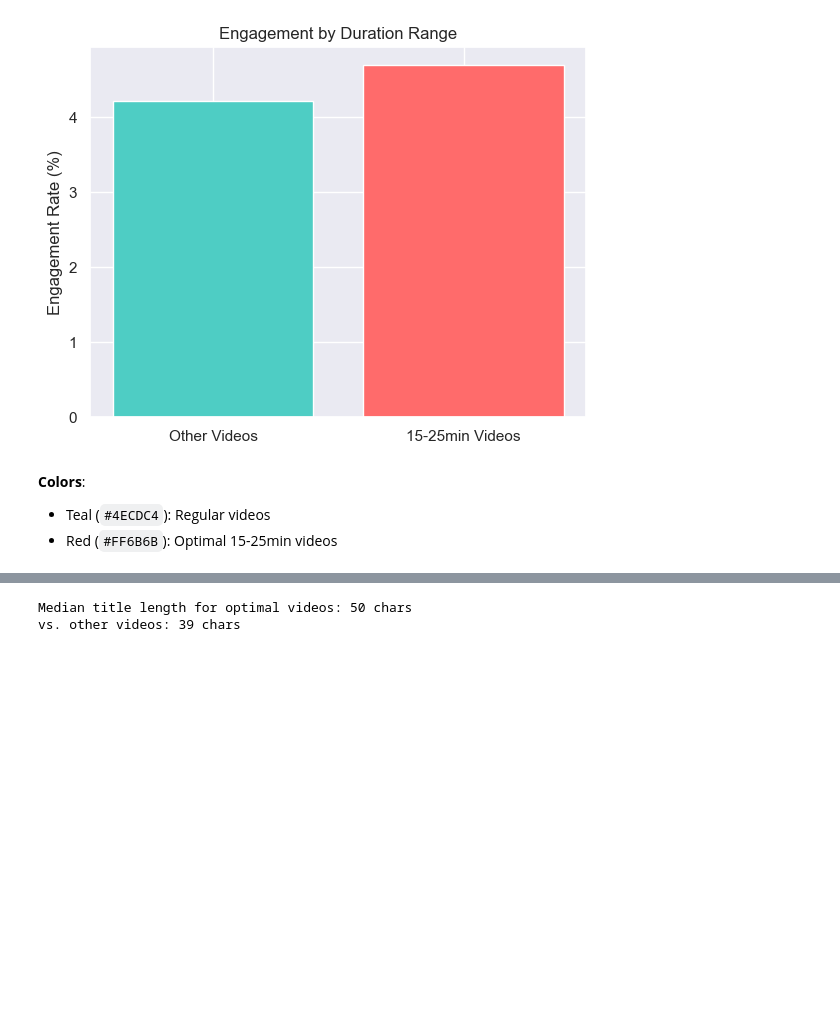
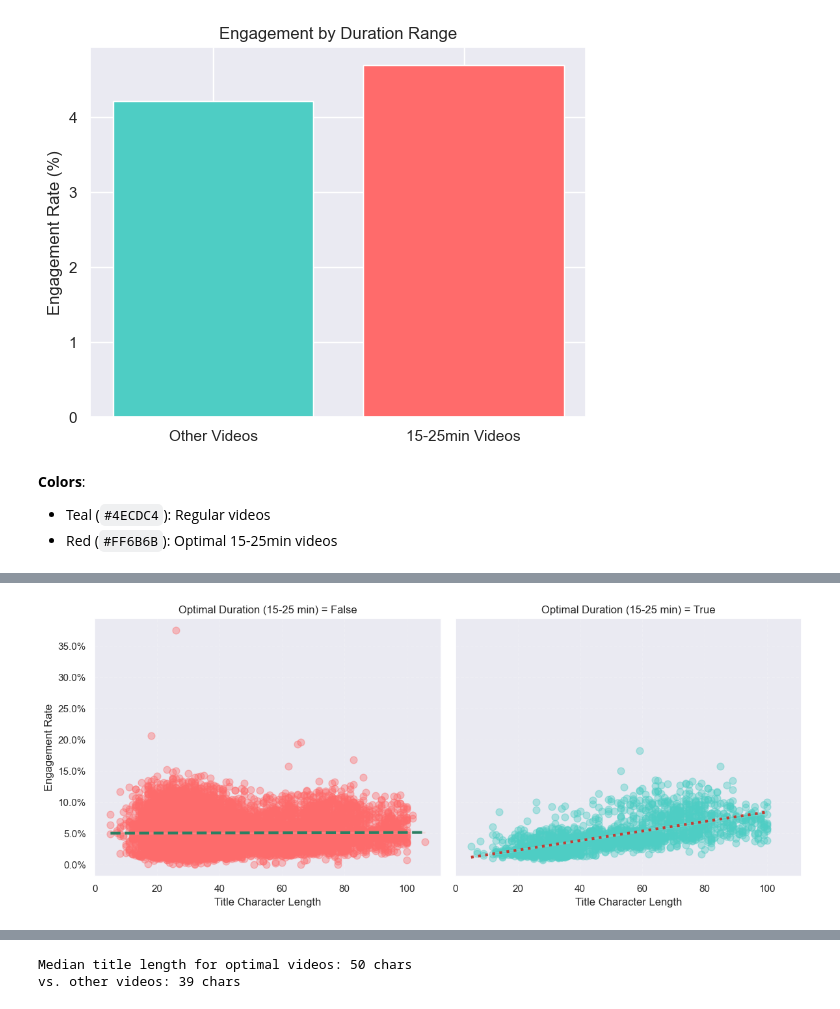
Before and after one commit to Shab00/redPillYoutube, a Jupyter notebook: 4.redPillAnalytics.ipynb, the cells around one changed output, grey strips where cells are left out. Saved outputs shown, nothing was run; the diff lists cells and outputs as text; code cells hidden in the pictures; blank space fills up the shorter version.

```diff
--- a/4.redPillAnalytics.ipynb
+++ b/4.redPillAnalytics.ipynb
@@ -651,0 +789,37 @@ plt.show()
+# %%
+g = sns.lmplot(
+    data=plot_df,
+    x='titleLength',
+    y='engagement_rate',
+    col='is_optimal_length',
+    hue='is_optimal_length',
+    palette={True: '#4ECDC4', False: '#FF6B6B'},
+    scatter_kws={'alpha': 0.4, 's': 60},
+    line_kws={'linewidth': 3},
+    height=5,
+    aspect=1.2,
+    facet_kws={'despine': False}
+)
+
+for ax, is_optimal in zip(g.axes.flat, [True, False]):
+
+    lines = ax.get_lines()
+
+    if is_optimal:
+        lines[0].set_linestyle('--')
+        lines[0].set_color('#2a7f62')
+    else:
+        lines[0].set_linestyle(':')
+        lines[0].set_color('#c43a31')
+
+g.set_titles("Optimal Duration (15-25 min) = {col_name}")
+g.set_axis_labels("Title Character Length", "Engagement Rate")
+
+for ax in g.axes.flat:
+    ax.yaxis.set_major_formatter(mtick.PercentFormatter(1.0))
+    ax.grid(True, linestyle='--', alpha=0.2)
+
+plt.tight_layout()
+plt.show()
+# %% [output]
+[figure, added]
```
Also changed, not shown: parts of 92 cells of this notebook.
